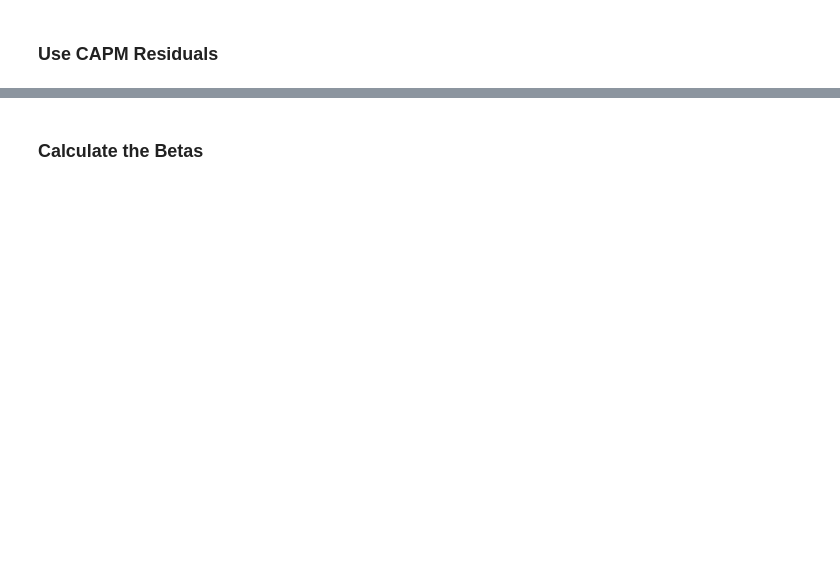
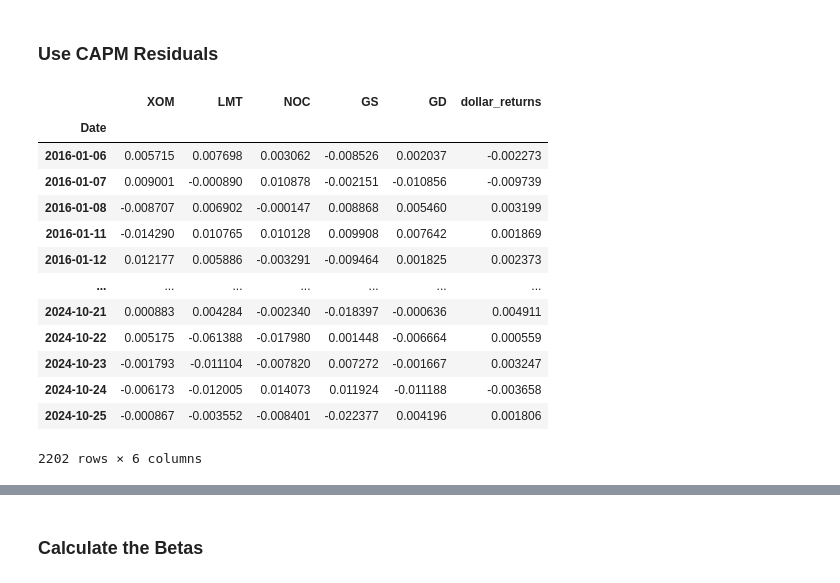
Before and after one commit to dan-the-quant/DTQ-Portfolio_Management_Course, a Jupyter notebook: Module 5 - Hedge Portfolios/Module5.3.ipynb, the cells around one changed output, grey strips where cells are left out. Saved outputs shown, nothing was run; the diff lists cells and outputs as text; code cells hidden in the pictures; blank space fills up the shorter version.

```diff
--- a/Module 5 - Hedge Portfolios/Module5.3.ipynb
+++ b/Module 5 - Hedge Portfolios/Module5.3.ipynb
@@ -64,6 +34,6 @@ data = yf.download('DX-Y.NYB', start='2015-01-01', end='2025-01-01', interval='1
 data.dropna(inplace=True)
 
 # Close Price
-
 dxy_data = data['Close']['DX-Y.NYB']
+dxy_data.name = 'dxy'
 dxy_data
@@ -196,15 +226,32 @@ plt.show()
 ### Use CAPM Residuals ###
 # %%
 # Get the important data for the S&P500
-capm_residuals = pd.read_csv(r"..\additional_data\capm_residuals.csv")
+capm_residuals = pd.read_csv(r"..\additional_data\capm_residual_returns.csv")
+capm_residuals = capm_residuals.rename(columns={'Unnamed: 0': 'Date'})
 capm_residuals = capm_residuals.set_index('Date')
 capm_residuals.index = pd.to_datetime(capm_residuals.index)
 capm_residuals = capm_residuals[data_portfolio.columns]
 
 # Add the Dollar Returns
 capm_residuals['dollar_returns'] = dollar_excess
 
+
 capm_residuals
+# %% [output]
+|  | XOM | LMT | NOC | GS | GD | dollar_returns |
+| Date |  |  |  |  |  |  |
+| 2016-01-06 | 0.005715 | 0.007698 | 0.003062 | -0.008526 | 0.002037 | -0.002273 |
+| 2016-01-07 | 0.009001 | -0.000890 | 0.010878 | -0.002151 | -0.010856 | -0.009739 |
+| 2016-01-08 | -0.008707 | 0.006902 | -0.000147 | 0.008868 | 0.005460 | 0.003199 |
+| 2016-01-11 | -0.014290 | 0.010765 | 0.010128 | 0.009908 | 0.007642 | 0.001869 |
+| 2016-01-12 | 0.012177 | 0.005886 | -0.003291 | -0.009464 | 0.001825 | 0.002373 |
+| ... | ... | ... | ... | ... | ... | ... |
+| 2024-10-21 | 0.000883 | 0.004284 | -0.002340 | -0.018397 | -0.000636 | 0.004911 |
+| 2024-10-22 | 0.005175 | -0.061388 | -0.017980 | 0.001448 | -0.006664 | 0.000559 |
+| 2024-10-23 | -0.001793 | -0.011104 | -0.007820 | 0.007272 | -0.001667 | 0.003247 |
+| 2024-10-24 | -0.006173 | -0.012005 | 0.014073 | 0.011924 | -0.011188 | -0.003658 |
+| 2024-10-25 | -0.000867 | -0.003552 | -0.008401 | -0.022377 | 0.004196 | 0.001806 |
+2202 rows × 6 columns
 # %%
 plt.figure(figsize=(10, 6))
 plt.plot(capm_residuals.cumsum(), label=capm_residuals.columns, alpha=0.7)
```
Also changed, not shown: parts of 28 cells of this notebook, 54 other files.
